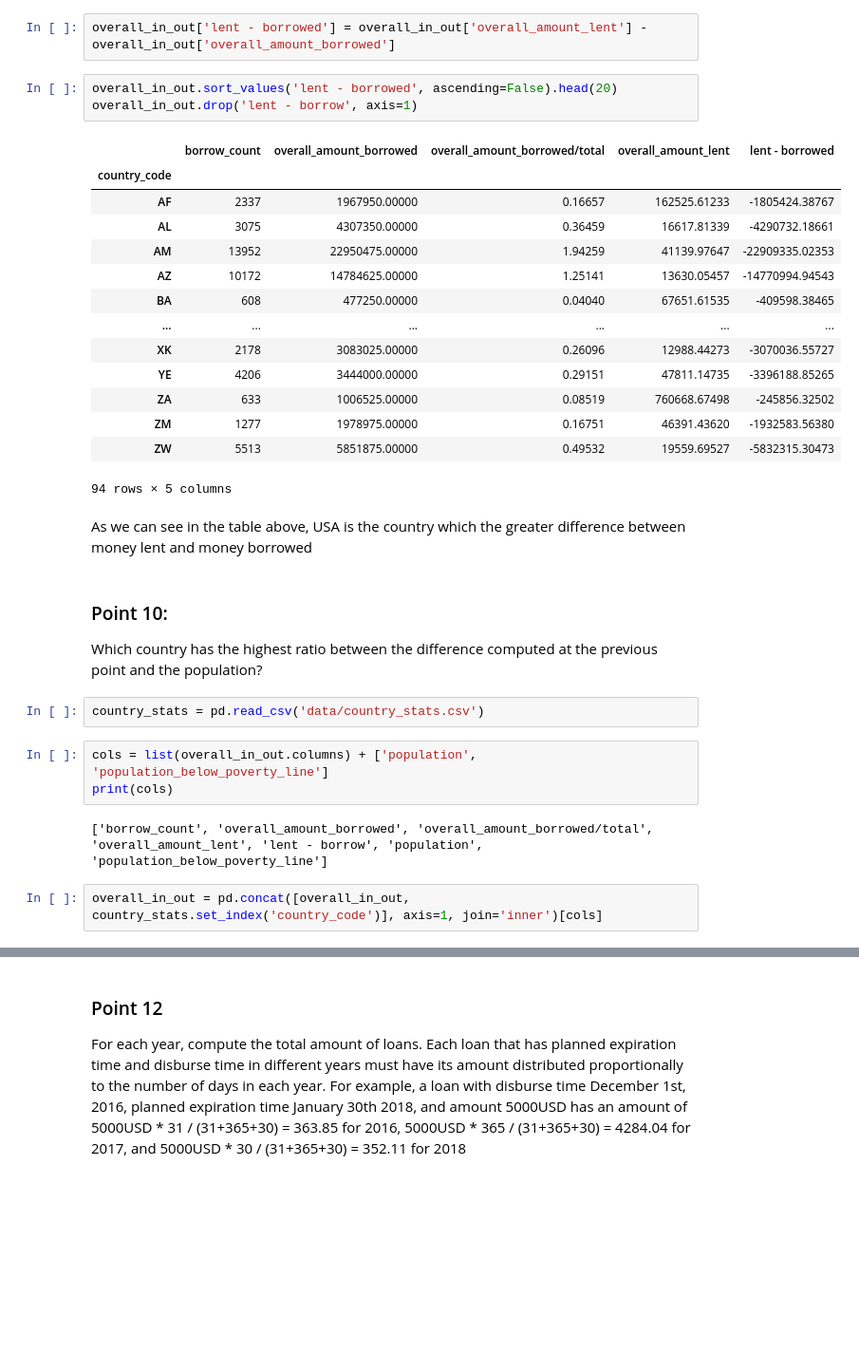
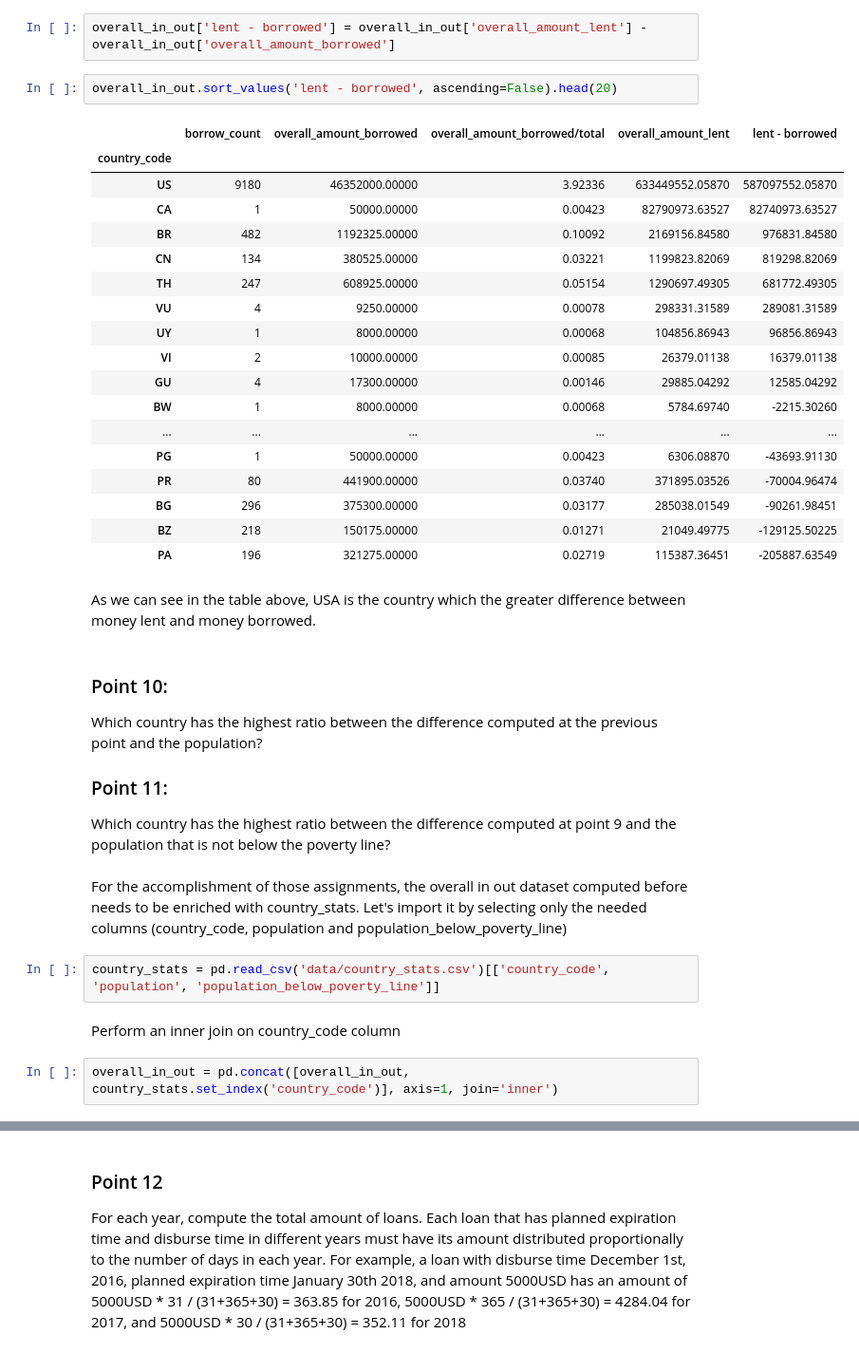
Before and after one commit to Lukpier/cs-project, a Jupyter notebook: kiva.ipynb, the cells around one changed output, grey strips where cells are left out. Shown at 95% size. Drawn from its saved outputs; the diff is of its cells as text; blank space fills up the shorter version.

```diff
--- a/kiva.ipynb
+++ b/kiva.ipynb
@@ -525,36 +525,40 @@ Now make a simple subtraction betwee overall_amount_lent and overall_amount_borr
 overall_in_out['lent - borrowed'] = overall_in_out['overall_amount_lent'] - overall_in_out['overall_amount_borrowed']
 # %%
 overall_in_out.sort_values('lent - borrowed', ascending=False).head(20)
-overall_in_out.drop('lent - borrow', axis=1)
 # %% [output]
 |  | borrow_count | overall_amount_borrowed | overall_amount_borrowed/total | overall_amount_lent | lent - borrowed |
 | country_code |  |  |  |  |  |
-| AF | 2337 | 1967950.00000 | 0.16657 | 162525.61233 | -1805424.38767 |
-| AL | 3075 | 4307350.00000 | 0.36459 | 16617.81339 | -4290732.18661 |
-| AM | 13952 | 22950475.00000 | 1.94259 | 41139.97647 | -22909335.02353 |
-| AZ | 10172 | 14784625.00000 | 1.25141 | 13630.05457 | -14770994.94543 |
-| BA | 608 | 477250.00000 | 0.04040 | 67651.61535 | -409598.38465 |
+| US | 9180 | 46352000.00000 | 3.92336 | 633449552.05870 | 587097552.05870 |
+| CA | 1 | 50000.00000 | 0.00423 | 82790973.63527 | 82740973.63527 |
+| BR | 482 | 1192325.00000 | 0.10092 | 2169156.84580 | 976831.84580 |
+| CN | 134 | 380525.00000 | 0.03221 | 1199823.82069 | 819298.82069 |
+| TH | 247 | 608925.00000 | 0.05154 | 1290697.49305 | 681772.49305 |
+| VU | 4 | 9250.00000 | 0.00078 | 298331.31589 | 289081.31589 |
+| UY | 1 | 8000.00000 | 0.00068 | 104856.86943 | 96856.86943 |
+| VI | 2 | 10000.00000 | 0.00085 | 26379.01138 | 16379.01138 |
+| GU | 4 | 17300.00000 | 0.00146 | 29885.04292 | 12585.04292 |
+| BW | 1 | 8000.00000 | 0.00068 | 5784.69740 | -2215.30260 |
 | ... | ... | ... | ... | ... | ... |
-| XK | 2178 | 3083025.00000 | 0.26096 | 12988.44273 | -3070036.55727 |
-| YE | 4206 | 3444000.00000 | 0.29151 | 47811.14735 | -3396188.85265 |
-| ZA | 633 | 1006525.00000 | 0.08519 | 760668.67498 | -245856.32502 |
-| ZM | 1277 | 1978975.00000 | 0.16751 | 46391.43620 | -1932583.56380 |
-| ZW | 5513 | 5851875.00000 | 0.49532 | 19559.69527 | -5832315.30473 |
+| PG | 1 | 50000.00000 | 0.00423 | 6306.08870 | -43693.91130 |
+| PR | 80 | 441900.00000 | 0.03740 | 371895.03526 | -70004.96474 |
+| BG | 296 | 375300.00000 | 0.03177 | 285038.01549 | -90261.98451 |
+| BZ | 218 | 150175.00000 | 0.01271 | 21049.49775 | -129125.50225 |
+| PA | 196 | 321275.00000 | 0.02719 | 115387.36451 | -205887.63549 |
-94 rows × 5 columns
 # %% [markdown]
-As we can see in the table above, USA is the country which the greater difference between money lent and money borrowed
+As we can see in the table above, USA is the country which the greater difference between money lent and money borrowed.
 # %% [markdown]
 ### Point 10:
 Which country has the highest ratio between the difference computed at the previous point and the population?
+### Point 11:
+Which country has the highest ratio between the difference computed at point 9 and the population that is not below the poverty line?
+# %% [markdown]
+For the accomplishment of those assignments, the overall in out dataset computed before needs to be enriched with country_stats. Let's import it by selecting only the needed columns (country_code, population and population_below_poverty_line)
 # %%
-country_stats = pd.read_csv('data/country_stats.csv')
+country_stats = pd.read_csv('data/country_stats.csv')[['country_code', 'population', 'population_below_poverty_line']]
-# %%
-cols = list(overall_in_out.columns) + ['population', 'population_below_poverty_line']
-print(cols)
-# %% [output]
-['borrow_count', 'overall_amount_borrowed', 'overall_amount_borrowed/total', 'overall_amount_lent', 'lent - borrow', 'population', 'population_below_poverty_line']
+# %% [markdown]
+Perform an inner join on country_code column
 # %%
-overall_in_out = pd.concat([overall_in_out, country_stats.set_index('country_code')], axis=1, join='inner')[cols]
+overall_in_out = pd.concat([overall_in_out, country_stats.set_index('country_code')], axis=1, join='inner')
 # %%
 overall_in_out.head()
 # %% [output]
```
Also changed, not shown: parts of 8 cells of this notebook.
